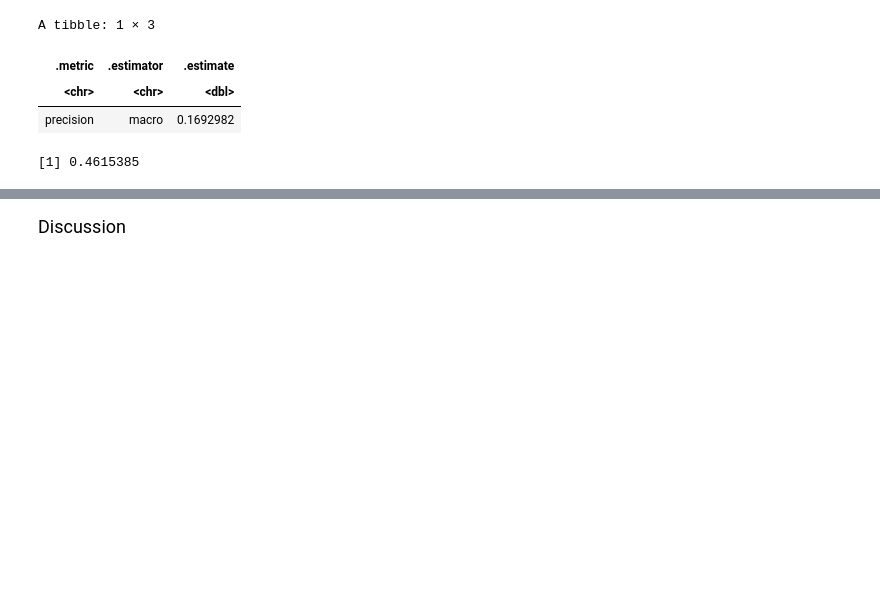
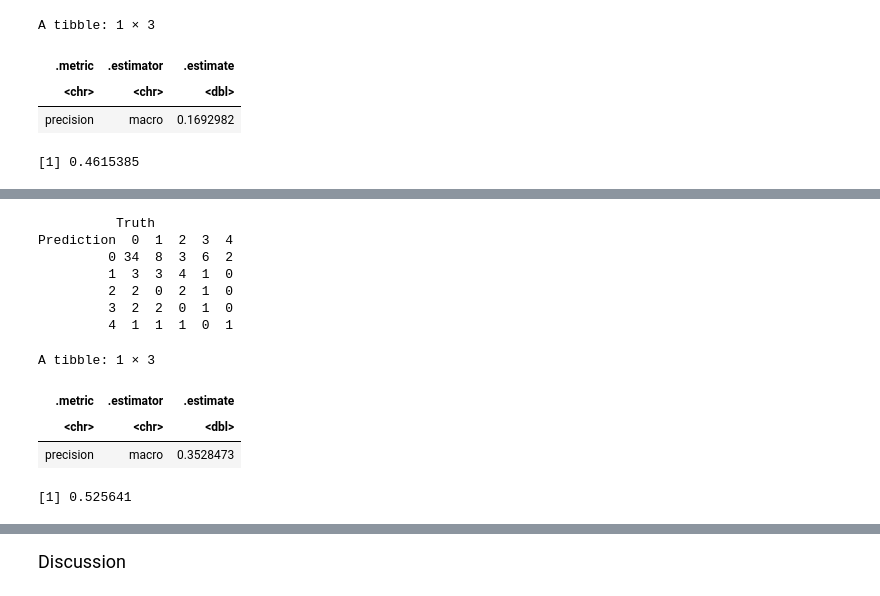
Before and after one commit to Kuiyun24z/DSCI-100-Project-, a Jupyter notebook: Final Project.ipynb, the cells around one changed output, grey strips where cells are left out. Drawn from its saved outputs; the diff is of its cells as text; code cells hidden in the pictures; blank space fills up the shorter version.

```diff
--- a/Final Project.ipynb
+++ b/Final Project.ipynb
@@ -495,0 +553,52 @@ k = 14
+# %%
+# K-nn spec and fitting- all
+knn_spec <- nearest_neighbor(weight_func = "rectangular", neighbors = 5)|>
+set_engine("kknn")|>
+set_mode("classification")
+
+
+heart_recipe_all <- recipe(target~., data = table_data_all)|>
+step_scale(all_predictors())|>
+step_center(all_predictors())
+
+heart_fit_all <- workflow()|>
+add_recipe(heart_recipe_all)|>
+add_model(knn_spec)|>
+fit(data= table_data_all)
+
+
+# Predict class labels for our test set- all
+heart_test_predictions_all <- predict(heart_fit_all, heart_disease_test) |>
+       bind_cols(heart_disease_test)
+
+prediction_accuracy_all <- heart_test_predictions_all |>
+         metrics(truth = target, estimate = .pred_class)
+
+
+heart_mat_all <- heart_test_predictions_all |>
+       conf_mat(truth = target, estimate = .pred_class)
+heart_mat_all
+
+heart_test_predictions_all |>
+  precision(truth = target, estimate = .pred_class, event_level = "first")
+
+# compute accuracy
+acc_heart_all <- heart_test_predictions_all |>
+  metrics(truth = target, estimate = .pred_class) |>
+  filter(.metric == "accuracy") |>
+  select(.estimate) |>
+  pull()
+acc_heart_all
+# %% [output]
+          Truth
+Prediction  0  1  2  3  4
+         0 34  8  3  6  2
+         1  3  3  4  1  0
+         2  2  0  2  1  0
+         3  2  2  0  1  0
+         4  1  1  1  0  1
+A tibble: 1 × 3
+| .metric | .estimator | .estimate |
+| <chr> | <chr> | <dbl> |
+| precision | macro | 0.3528473 |
+[1] 0.525641
```
Also changed, not shown: parts of 27 cells of this notebook.
